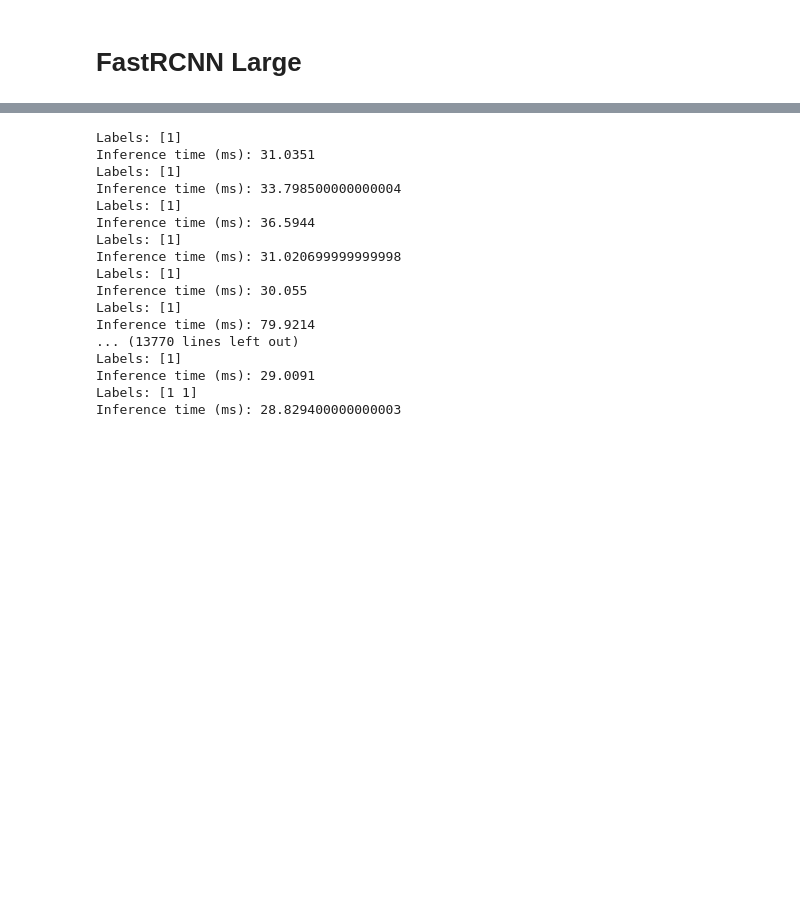
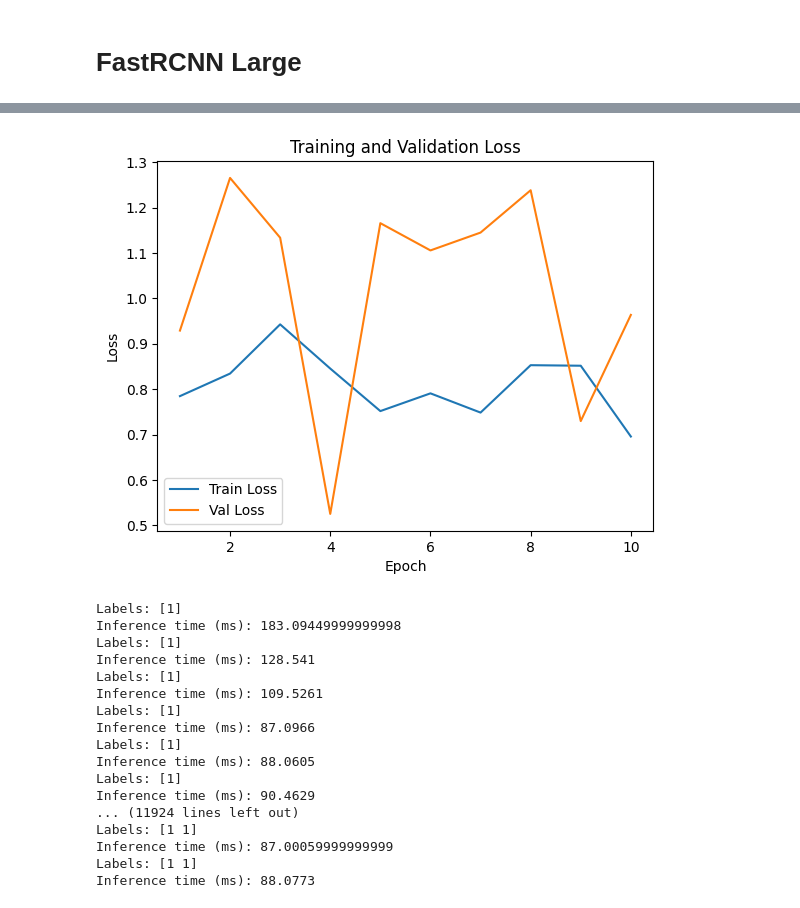
Before and after one commit to zarrar1607/Rat-Tracking-using-TensorFlow, a Jupyter notebook: FastRcNN/Faster_RCNN_MobileNetV3_Object_Detection.ipynb, the cells around one changed output, grey strips where cells are left out. Drawn from its saved outputs; the diff is of its cells as text; code cells hidden in the pictures; blank space fills up the shorter version.

```diff
--- a/FastRcNN/Faster_RCNN_MobileNetV3_Object_Detection.ipynb
+++ b/FastRcNN/Faster_RCNN_MobileNetV3_Object_Detection.ipynb
@@ -612,7 +612,7 @@ val_loader = DataLoader(
 
 # --- Load and modify the detection model ---
 # Instantiate a Faster R-CNN with a MobileNetV3 Large FPN backbone
-model = torchvision.models.detection.fasterrcnn_mobilenet_v3_large_fpn(pretrained=True)
+model = torchvision.models.detection.fasterrcnn_mobilenet_v3_large_320_fpn(pretrained=True)
 in_features = model.roi_heads.box_predictor.cls_score.in_features
 # Modify for 2 classes: background (0) and rat (1)
 model.roi_heads.box_predictor = FastRCNNPredictor(in_features, 2)
@@ -623,10 +623,12 @@ model.to(device)
 optimizer = torch.optim.SGD([p for p in model.parameters() if p.requires_grad],
                               lr=0.005, momentum=0.9, weight_decay=0.0005)
 
+train_losses = []
+val_losses = []
 num_epochs = 10
 for epoch in range(num_epochs):
     model.train()
-    train_loss = 0.0
+    epoch_train_loss = 0.0
     for images, targets in train_loader:
         images = [img.to(device) for img in images]
         targets = [{k: v.to(device) for k, v in t.items()} for t in targets]
@@ -635,26 +637,25 @@ for epoch in range(num_epochs):
         optimizer.zero_grad()
         losses.backward()
         optimizer.step()
-        train_loss += losses.item()
-    train_loss_avg = train_loss / len(train_loader)
+        epoch_train_loss += losses.item()
+    epoch_train_loss /= len(train_loader)
+    train_losses.append(epoch_train_loss)
 
-    # --- Validation Loop ---
-    # For validation loss, we temporarily use training mode (so that model returns losses)
-    model.train()  # needed to compute losses when targets are provided
-    val_loss = 0.0
+    # Validation loop
+    model.train()  # to compute loss with targets
+    epoch_val_loss = 0.0
     with torch.no_grad():
         for images, targets in val_loader:
             images = [img.to(device) for img in images]
             targets = [{k: v.to(device) for k, v in t.items()} for t in targets]
             loss_dict = model(images, targets)
             losses = sum(loss for loss in loss_dict.values())
-            val_loss += losses.item()
-    val_loss_avg = val_loss / len(val_loader)
-
-    print(f"Epoch {epoch+1}/{num_epochs}: Train Loss: {train_loss_avg:.4f}, Val Loss: {val_loss_avg:.4f}")
-
+            epoch_val_loss += losses.item()
+    epoch_val_loss /= len(val_loader)
+    val_losses.append(epoch_val_loss)
     # Save model after each epoch
-    save_path = f"fasterrcnn_rat_detection_epoch_{epoch+1}.pth"
+    save_path = f"fasterrcnn_rat_detection_small_epoch_{epoch+1}.pth"
     torch.save(model.state_dict(), save_path)
     print(f"Model saved to {save_path}")
+    print(f"Epoch {epoch+1}/{num_epochs}: Train Loss: {epoch_train_loss:.4f}, Val Loss: {epoch_val_loss:.4f}")
 # %% [output]
@@ -681,3 +682,17 @@ Model saved to fasterrcnn_rat_detection_epoch_10.pth
+# %%
+import matplotlib.pyplot as plt
+
+# After your training loop:
+epochs = range(1, num_epochs + 1)
+plt.plot(epochs, train_losses, label="Train Loss")
+plt.plot(epochs, val_losses, label="Val Loss")
+plt.xlabel("Epoch")
+plt.ylabel("Loss")
+plt.title("Training and Validation Loss")
+plt.legend()
+plt.show()
+# %% [output]
+[figure, added]
 # %%
 def predict(image_path, model, device, threshold=0.7):
         # Load image using PIL
@@ -742,16 +757,16 @@ transform = T.Compose([
                 std=[0.229, 0.224, 0.225])
 ])
 
-device = torch.device("cuda" if torch.cuda.is_available() else "cpu")
+device = torch.device("cpu")
 
 # Load and modify the detection model
-model = torchvision.models.detection.fasterrcnn_mobilenet_v3_large_fpn(pretrained=True)
+model = torchvision.models.detection.fasterrcnn_mobilenet_v3_large_320_fpn(pretrained=True)
 in_features = model.roi_heads.box_predictor.cls_score.in_features
 model.roi_heads.box_predictor = FastRCNNPredictor(in_features, 2)  # 2 classes: background and rat
 model.to(device)
 
 # Load saved weights
-model_path = r"C:\Machine Learning\Rat Tracking using TensorFlow\FastRcNN\fasterrcnn_rat_detection_epoch_10.pth"
+model_path = r"C:\Machine Learning\Rat Tracking using TensorFlow\FastRcNN\fasterrcnn_rat_detection_small_epoch_10.pth"
 model.load_state_dict(torch.load(model_path, map_location=device))
 
 model.eval()
@@ -849,19 +864,19 @@ if __name__ == "__main__":
     main()
 # %% [output]
 Labels: [1]
-Inference time (ms): 31.0351
+Inference time (ms): 183.09449999999998
 Labels: [1]
-Inference time (ms): 33.798500000000004
+Inference time (ms): 128.541
 Labels: [1]
-Inference time (ms): 36.5944
+Inference time (ms): 109.5261
 Labels: [1]
-Inference time (ms): 31.020699999999998
+Inference time (ms): 87.0966
 Labels: [1]
-Inference time (ms): 30.055
+Inference time (ms): 88.0605
 Labels: [1]
-Inference time (ms): 79.9214
-... (13770 lines left out)
-Labels: [1]
-Inference time (ms): 29.0091
+Inference time (ms): 90.4629
+... (11924 lines left out)
 Labels: [1 1]
-Inference time (ms): 28.829400000000003
+Inference time (ms): 87.00059999999999
+Labels: [1 1]
+Inference time (ms): 88.0773
```
Also changed, not shown: parts of 4 cells of this notebook, 20 other files.
